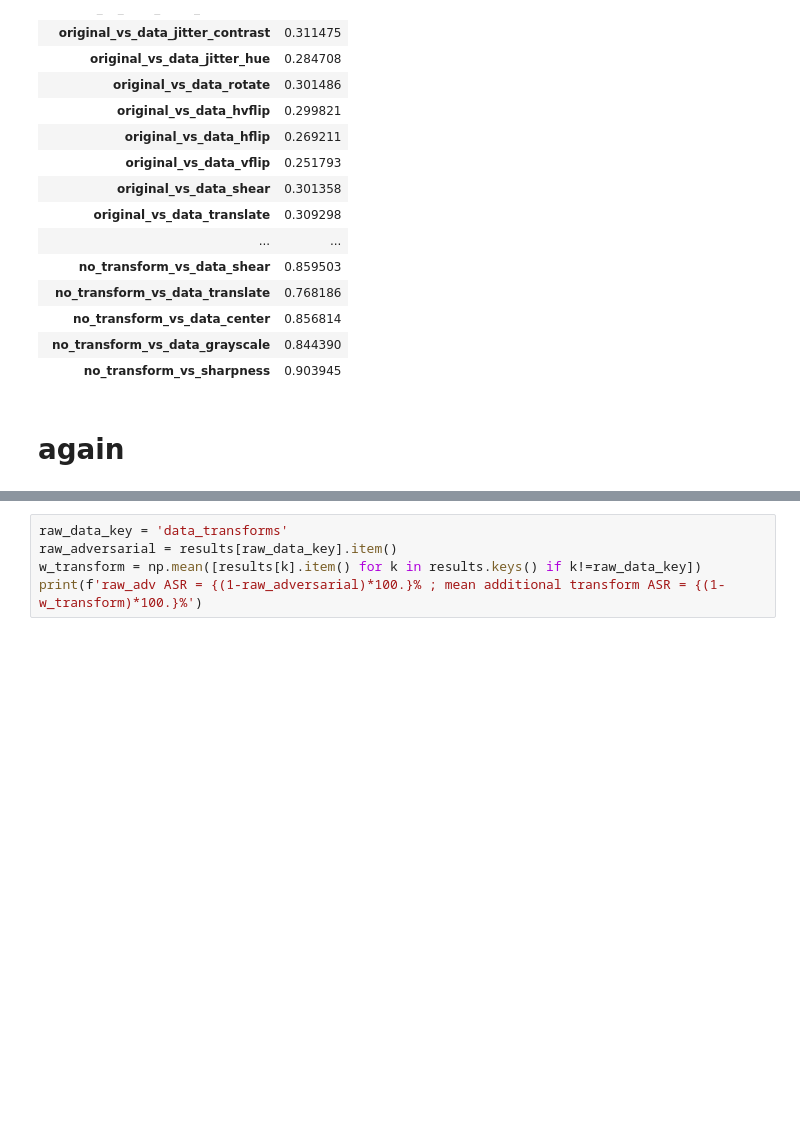
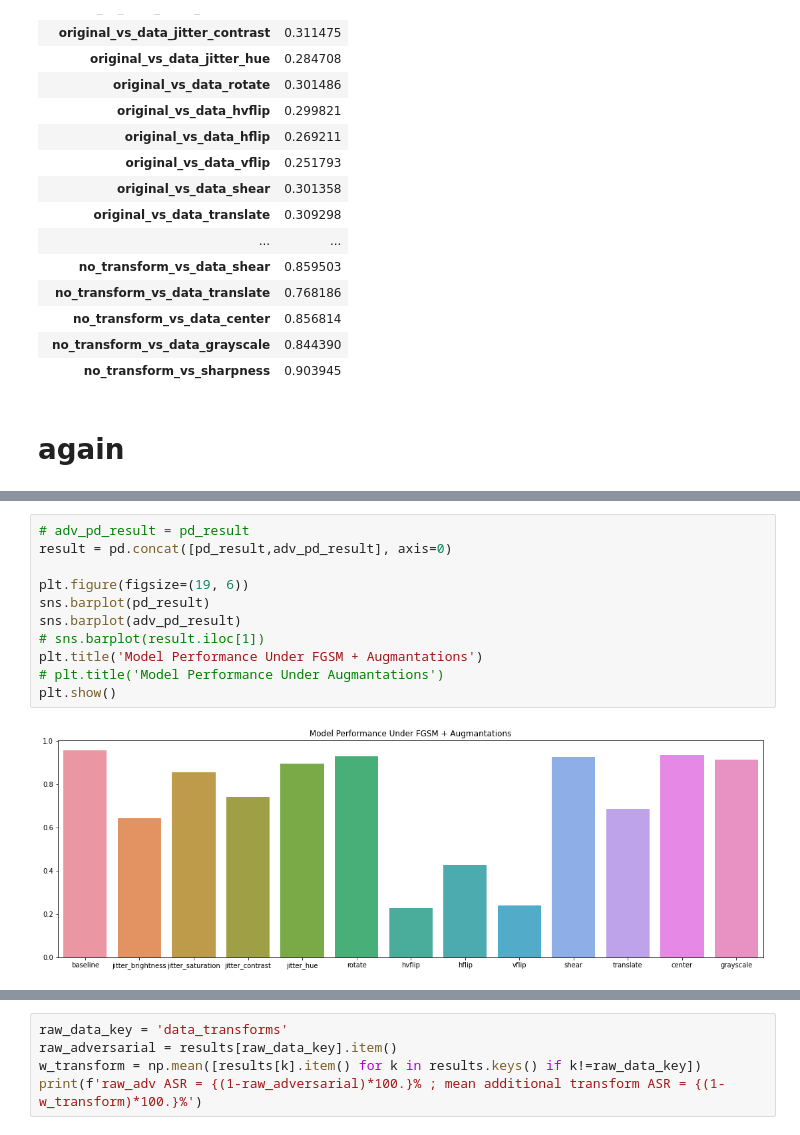
Before and after one commit to ofirbartal100/omg_attack, a Jupyter notebook: traffic_views_check_performance.ipynb, the cells around one changed output, grey strips where cells are left out. Drawn from its saved outputs; the diff is of its cells as text; blank space fills up the shorter version.

```diff
--- a/traffic_views_check_performance.ipynb
+++ b/traffic_views_check_performance.ipynb
@@ -367 +385,14 @@ data_grayscale: acc 6.12%
+# %%
+# adv_pd_result = pd_result
+result = pd.concat([pd_result,adv_pd_result], axis=0)
+
+plt.figure(figsize=(19, 6))
+sns.barplot(pd_result)
+sns.barplot(adv_pd_result)
+# sns.barplot(result.iloc[1])
+plt.title('Model Performance Under FGSM + Augmantations')
+# plt.title('Model Performance Under Augmantations')
+plt.show()
+# %% [output]
+[figure, added]
 # %%
```
Also changed, not shown: parts of 9 cells of this notebook, 11 other files.
